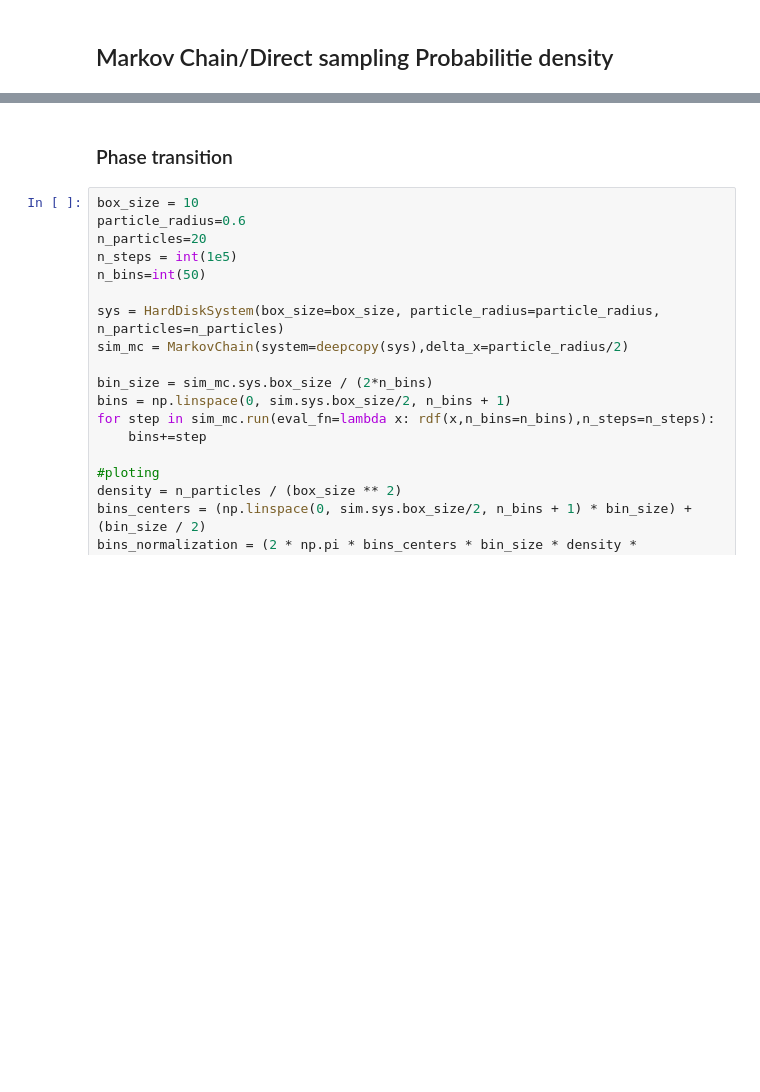
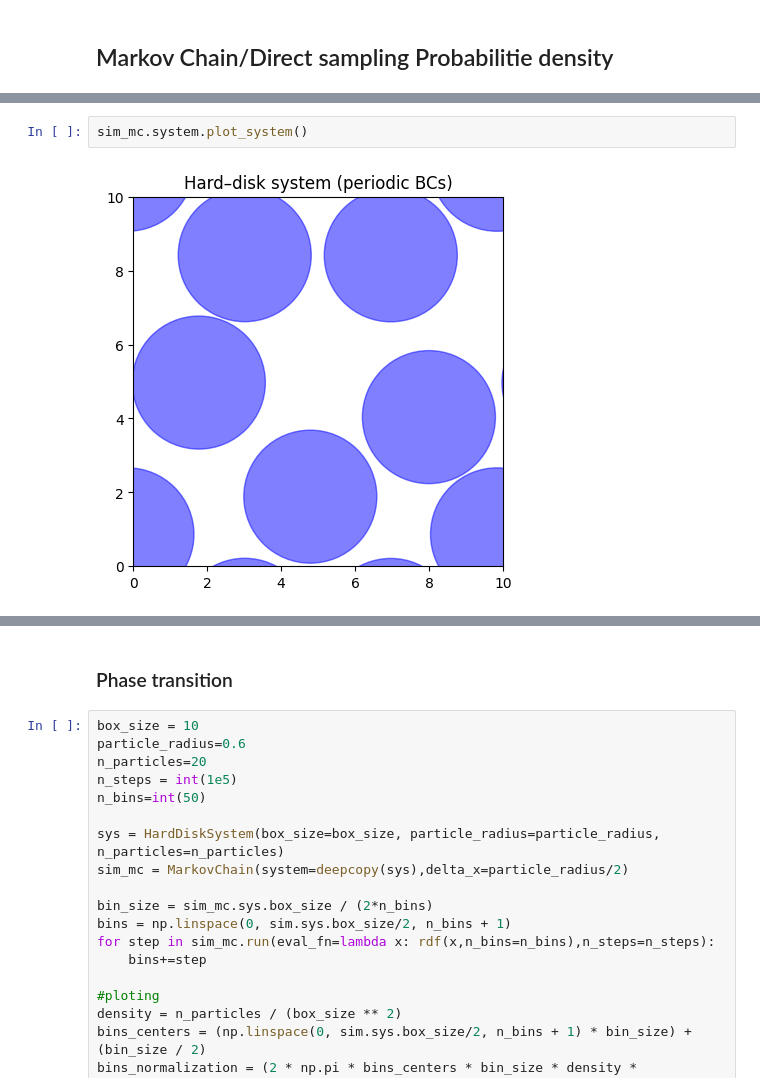
Before and after one commit to LuanMs1/tcc-markov-chain, a Jupyter notebook: hard_disck_periodic.ipynb, the cells around one changed output, grey strips where cells are left out. Saved outputs shown, nothing was run; the diff lists cells and outputs as text; blank space fills up the shorter version.

```diff
--- a/hard_disck_periodic.ipynb
+++ b/hard_disck_periodic.ipynb
@@ -329,3 +227,7 @@ array([4, 9])
+# %%
+sim_mc.system.plot_system()
+# %% [output]
+[figure, added]
 # %%
 # Defining direct sampling simulations
 n_steps=int(1e3)
```
Also changed, not shown: parts of 24 cells of this notebook, 4 other files.
